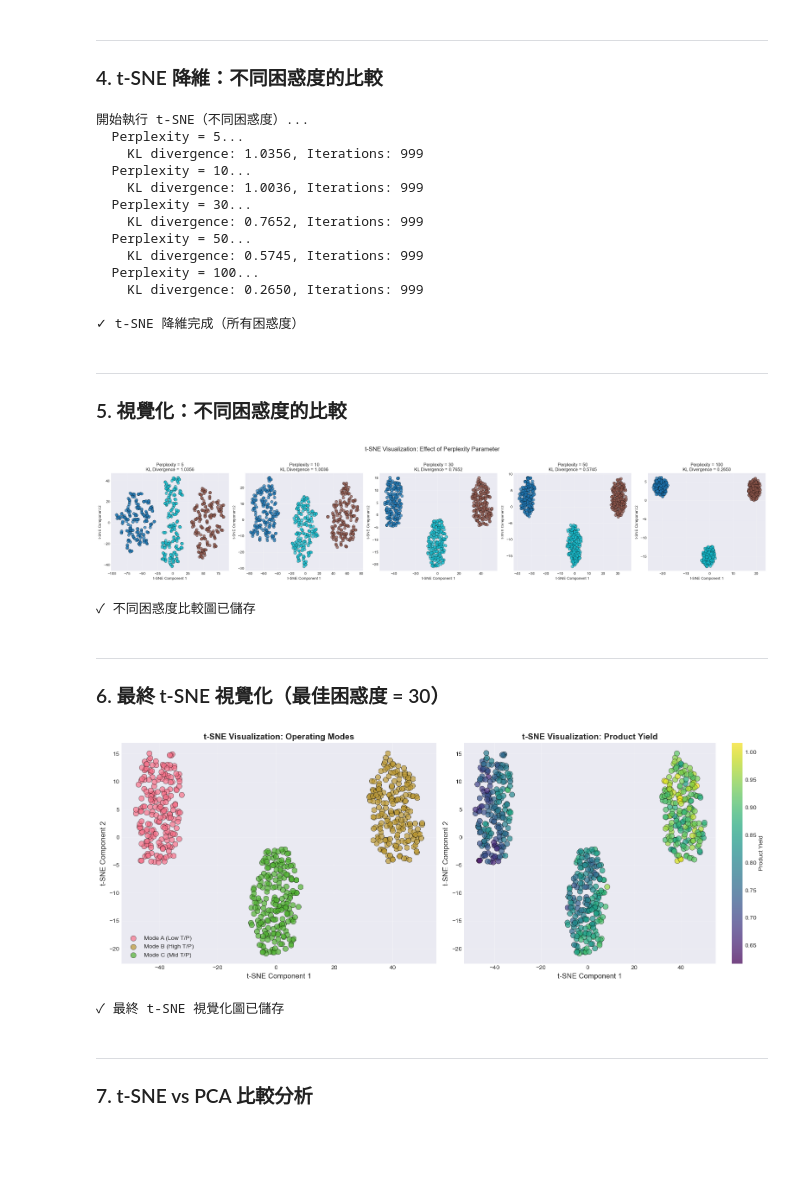
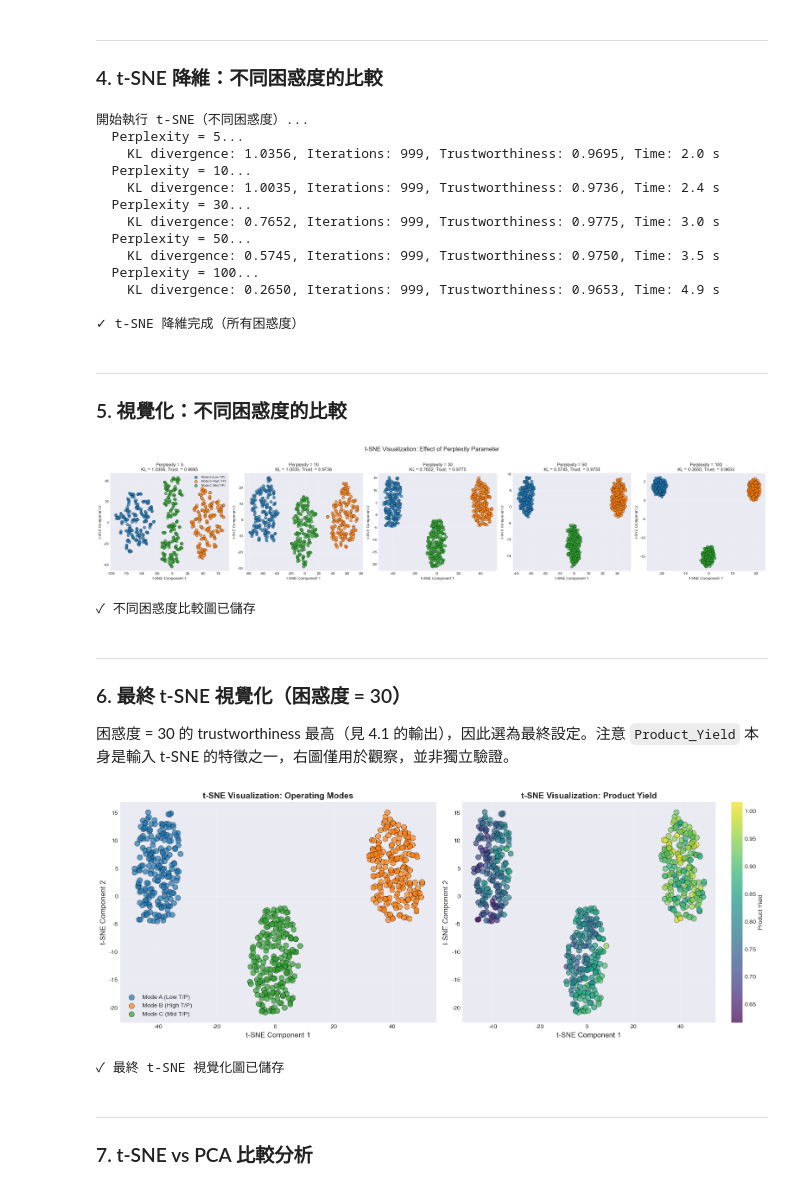
Before and after one commit to d9148408/ChemE-3590, a Jupyter notebook: Part_2/Unit06/Unit06_tSNE.ipynb, the cells around one changed output. Saved outputs shown, nothing was run; the diff lists cells and outputs as text; code cells hidden in the pictures; blank space fills up the shorter version.

```diff
--- a/Part_2/Unit06/Unit06_tSNE.ipynb
+++ b/Part_2/Unit06/Unit06_tSNE.ipynb
@@ -77,4 +83,5 @@ print(f"✓ 圖檔輸出目錄: {FIG_DIR}")
 # %%
+import time
 import numpy as np
 import pandas as pd
 import matplotlib.pyplot as plt
@@ -83,18 +90,19 @@ import warnings
 warnings.filterwarnings('ignore')
 
 # scikit-learn 相關模組
-from sklearn.manifold import TSNE
+from sklearn.manifold import TSNE, trustworthiness
 from sklearn.decomposition import PCA
 from sklearn.preprocessing import StandardScaler
 from sklearn.metrics import silhouette_score, calinski_harabasz_score
-from scipy.spatial import ConvexHull
 
 # 設定繪圖風格
 plt.style.use('seaborn-v0_8-darkgrid')
 sns.set_palette("husl")
+plt.rcParams['axes.unicode_minus'] = False
 
 # 設定隨機種子
-np.random.seed(42)
+SEED = 42
+np.random.seed(SEED)
 
 print("✓ 套件載入完成")
 # %% [output]
@@ -205,29 +222,36 @@ for perp in perplexities:
         learning_rate='auto',
         max_iter=1000,
         init='pca',
-        random_state=42
+        random_state=SEED
     )
+    t_start = time.time()
     X_tsne = tsne.fit_transform(X_scaled)
+    elapsed = time.time() - t_start
+    # 保留鄰域的程度：trustworthiness 越接近 1，代表低維鄰居越符合高維鄰居
+    trust = trustworthiness(X_scaled, X_tsne, n_neighbors=10)
     tsne_results[perp] = {
         'embedding': X_tsne,
         'kl_div': tsne.kl_divergence_,
-        'n_iter': tsne.n_iter_
+        'n_iter': tsne.n_iter_,
+        'trust': trust,
+        'time': elapsed
     }
-    print(f"    KL divergence: {tsne.kl_divergence_:.4f}, Iterations: {tsne.n_iter_}")
+    print(f"    KL divergence: {tsne.kl_divergence_:.4f}, Iterations: {tsne.n_iter_}, "
+          f"Trustworthiness: {trust:.4f}, Time: {elapsed:.1f} s")
 
 print("\n✓ t-SNE 降維完成（所有困惑度）")
 # %% [output]
 開始執行 t-SNE（不同困惑度）...
   Perplexity = 5...
-    KL divergence: 1.0356, Iterations: 999
+    KL divergence: 1.0356, Iterations: 999, Trustworthiness: 0.9695, Time: 2.0 s
   Perplexity = 10...
-    KL divergence: 1.0036, Iterations: 999
+    KL divergence: 1.0035, Iterations: 999, Trustworthiness: 0.9736, Time: 2.4 s
   Perplexity = 30...
-    KL divergence: 0.7652, Iterations: 999
+    KL divergence: 0.7652, Iterations: 999, Trustworthiness: 0.9775, Time: 3.0 s
   Perplexity = 50...
-    KL divergence: 0.5745, Iterations: 999
+    KL divergence: 0.5745, Iterations: 999, Trustworthiness: 0.9750, Time: 3.5 s
   Perplexity = 100...
-    KL divergence: 0.2650, Iterations: 999
+    KL divergence: 0.2650, Iterations: 999, Trustworthiness: 0.9653, Time: 4.9 s
 
 ✓ t-SNE 降維完成（所有困惑度）
 # %% [markdown]
@@ -236,36 +260,42 @@ print("\n✓ t-SNE 降維完成（所有困惑度）")
 # %%
 # ========================================
 # 5.1 繪製不同困惑度的 t-SNE 結果
 # ========================================
 
 fig, axes = plt.subplots(1, 5, figsize=(25, 5))
 
 for i, perp in enumerate(perplexities):
     X_tsne = tsne_results[perp]['embedding']
     kl_div = tsne_results[perp]['kl_div']
+    trust = tsne_results[perp]['trust']
 
-    axes[i].scatter(X_tsne[:, 0], X_tsne[:, 1], c=labels, cmap='tab10',
-                    alpha=0.7, edgecolors='k', linewidth=0.5, s=60)
-    axes[i].set_title(f'Perplexity = {perp}\nKL Divergence = {kl_div:.4f}', fontsize=12)
+    for k, mode_name in enumerate(mode_names):
+        mask = labels == k
+        axes[i].scatter(X_tsne[mask, 0], X_tsne[mask, 1], color=mode_colors[k], label=mode_name,
+                        alpha=0.7, edgecolors='k', linewidth=0.5, s=60)
+    axes[i].set_title(f'Perplexity = {perp}\nKL = {kl_div:.4f}, Trust. = {trust:.4f}', fontsize=12)
     axes[i].set_xlabel('t-SNE Component 1', fontsize=10)
     axes[i].set_ylabel('t-SNE Component 2', fontsize=10)
     axes[i].grid(True, alpha=0.3)
 
+axes[0].legend(loc='best', fontsize=8)
 plt.suptitle('t-SNE Visualization: Effect of Perplexity Parameter', fontsize=16, y=1.02)
 plt.tight_layout()
 plt.savefig(FIG_DIR / 'tsne_perplexity_comparison.png', dpi=300, bbox_inches='tight')
 plt.show()
 
 print("✓ 不同困惑度比較圖已儲存")
 # %% [output]
-[figure, old version]
+[figure, new version]
 ✓ 不同困惑度比較圖已儲存
 # %% [markdown]
 ---
-### 6. 最終 t-SNE 視覺化（最佳困惑度 = 30）
+### 6. 最終 t-SNE 視覺化（困惑度 = 30）
+
+困惑度 = 30 的 trustworthiness 最高（見 4.1 的輸出），因此選為最終設定。注意 `Product_Yield` 本身是輸入 t-SNE 的特徵之一，右圖僅用於觀察，並非獨立驗證。
 # %%
 # ========================================
-# 6.1 使用最佳困惑度繪製最終結果
+# 6.1 使用選定的困惑度繪製最終結果
 # ========================================
 
 best_perplexity = 30
@@ -276,7 +306,7 @@ fig, axes = plt.subplots(1, 2, figsize=(16, 6))
 # 左圖：按操作模式著色
 for i, mode_name in enumerate(mode_names):
     mask = labels == i
-    axes[0].scatter(X_tsne_final[mask, 0], X_tsne_final[mask, 1],
+    axes[0].scatter(X_tsne_final[mask, 0], X_tsne_final[mask, 1], color=mode_colors[i],
                     label=mode_name, alpha=0.7, edgecolors='k', linewidth=0.5, s=80)
 axes[0].set_xlabel('t-SNE Component 1', fontsize=12)
 axes[0].set_ylabel('t-SNE Component 2', fontsize=12)
@@ -302,7 +332,7 @@ plt.show()
 
 print("✓ 最終 t-SNE 視覺化圖已儲存")
 # %% [output]
-[figure, old version]
+[figure, new version]
 ✓ 最終 t-SNE 視覺化圖已儲存
 # %% [markdown]
 ---
```
Also changed, not shown: parts of 10 cells of this notebook, 27 other files.
